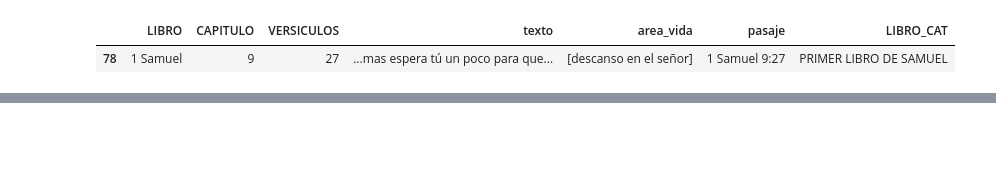
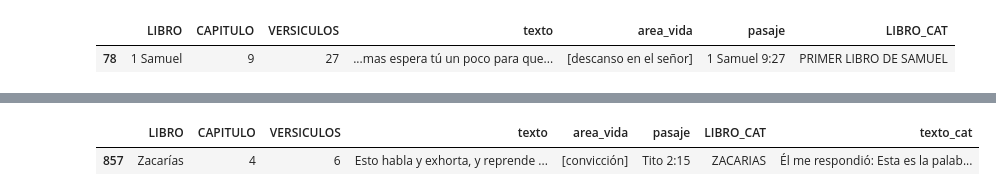
Before and after one commit to orare-tfm/orare-model, a Jupyter notebook: bible/data/catholic_bile.ipynb, the cells around one changed output, grey strips where cells are left out. Saved outputs shown, nothing was run; the diff lists cells and outputs as text; code cells hidden in the pictures; blank space fills up the shorter version.

```diff
--- a/bible/data/catholic_bile.ipynb
+++ b/bible/data/catholic_bile.ipynb
@@ -239,3 +243,8 @@ bible_by_theme_interpreted_json = data_df.to_dict(orient='records')
 # Save the list as a JSON file
 with open('catholic_bible.json', 'w', encoding='utf-8') as json_file:
     json.dump(bible_by_theme_interpreted_json, json_file, ensure_ascii=False, indent=4)
+# %%
+data_df[data_df["pasaje"] == "Tito 2:15"]
+# %% [output]
+|  | LIBRO | CAPITULO | VERSICULOS | texto | area_vida | pasaje | LIBRO_CAT | texto_cat |
+| 857 | Zacarías | 4 | 6 | Esto habla y exhorta, y reprende ... | [convicción] | Tito 2:15 | ZACARIAS | Él me respondió: Esta es la palab... |
```
Also changed, not shown: parts of 12 cells of this notebook.
